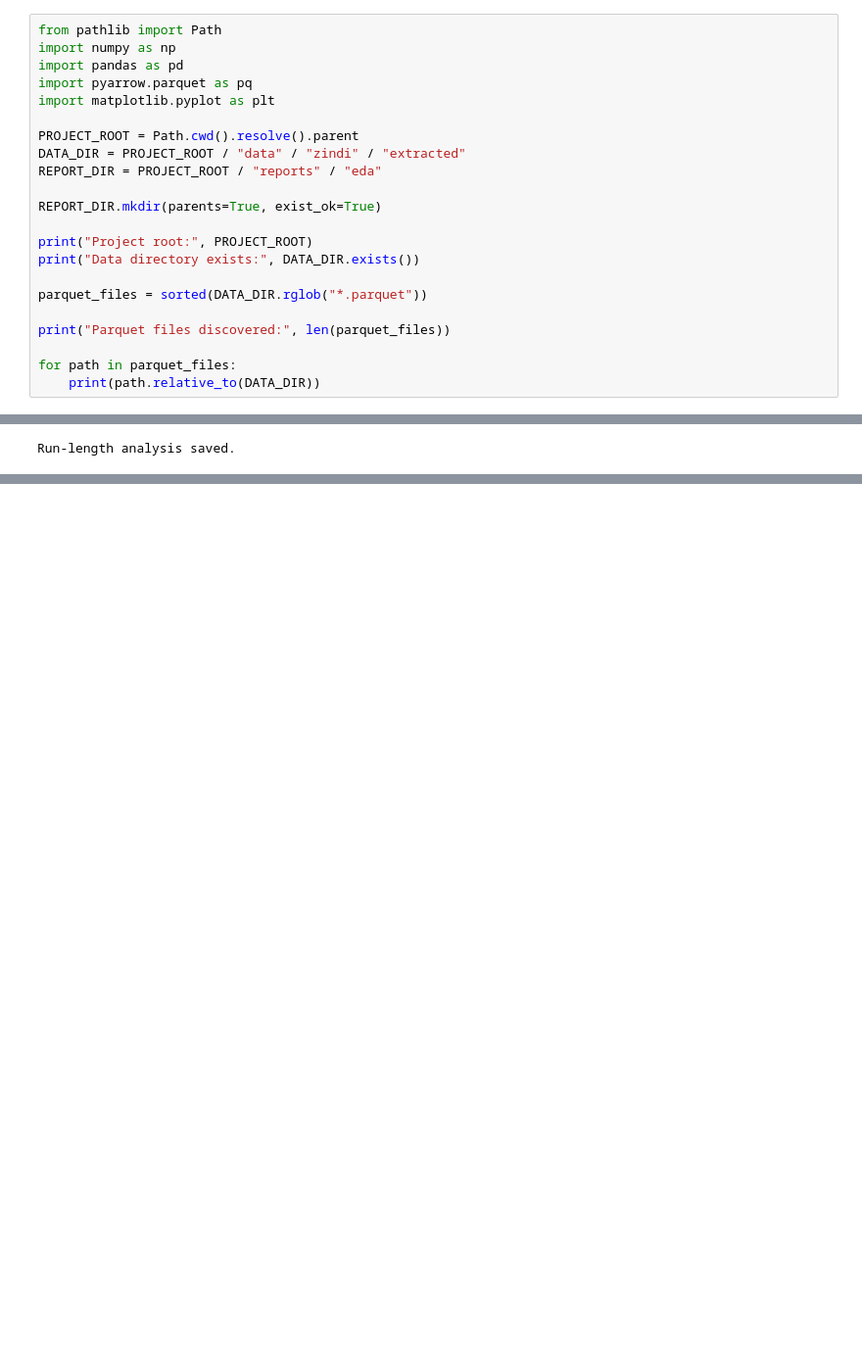
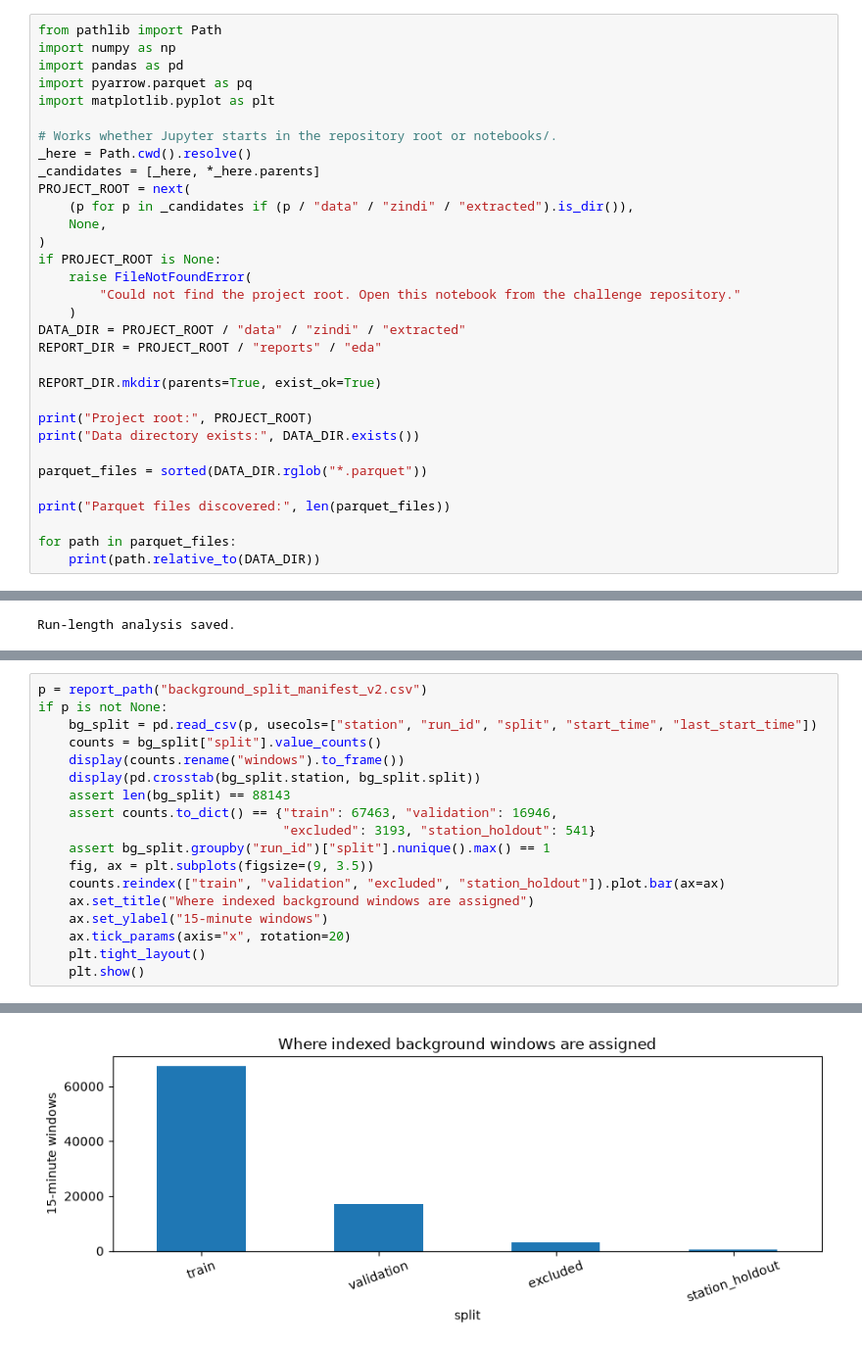
Before and after one commit to ebotchway/french-embassy-underwater-vessel-noise-challenge, a Jupyter notebook: notebooks/01_south_african_acoustic_eda.ipynb, the cells around one changed output, grey strips where cells are left out. Shown at 98% size. Cells and saved outputs as stored; diff of their text form; blank space fills up the shorter version.

Commit message:
Update research notebook with acoustic extraction and synthetic mixtures

```diff
--- a/notebooks/01_south_african_acoustic_eda.ipynb
+++ b/notebooks/01_south_african_acoustic_eda.ipynb
@@ -25,7 +27,17 @@ import pandas as pd
 import pyarrow.parquet as pq
 import matplotlib.pyplot as plt
 
-PROJECT_ROOT = Path.cwd().resolve().parent
+# Works whether Jupyter starts in the repository root or notebooks/.
+_here = Path.cwd().resolve()
+_candidates = [_here, *_here.parents]
+PROJECT_ROOT = next(
+    (p for p in _candidates if (p / "data" / "zindi" / "extracted").is_dir()),
+    None,
+)
+if PROJECT_ROOT is None:
+    raise FileNotFoundError(
+        "Could not find the project root. Open this notebook from the challenge repository."
+    )
 DATA_DIR = PROJECT_ROOT / "data" / "zindi" / "extracted"
 REPORT_DIR = PROJECT_ROOT / "reports" / "eda"
 
@@ -934,0 +1054,19 @@ Run-length analysis saved.
+# %%
+p = report_path("background_split_manifest_v2.csv")
+if p is not None:
+    bg_split = pd.read_csv(p, usecols=["station", "run_id", "split", "start_time", "last_start_time"])
+    counts = bg_split["split"].value_counts()
+    display(counts.rename("windows").to_frame())
+    display(pd.crosstab(bg_split.station, bg_split.split))
+    assert len(bg_split) == 88143
+    assert counts.to_dict() == {"train": 67463, "validation": 16946,
+                                "excluded": 3193, "station_holdout": 541}
+    assert bg_split.groupby("run_id")["split"].nunique().max() == 1
+    fig, ax = plt.subplots(figsize=(9, 3.5))
+    counts.reindex(["train", "validation", "excluded", "station_holdout"]).plot.bar(ax=ax)
+    ax.set_title("Where indexed background windows are assigned")
+    ax.set_ylabel("15-minute windows")
+    ax.tick_params(axis="x", rotation=20)
+    plt.tight_layout()
+    plt.show()
+# %% [output]
@@ -934,0 +1089 @@ Run-length analysis saved.
+[figure, added]
```
Also changed, not shown: parts of 16 cells of this notebook.
